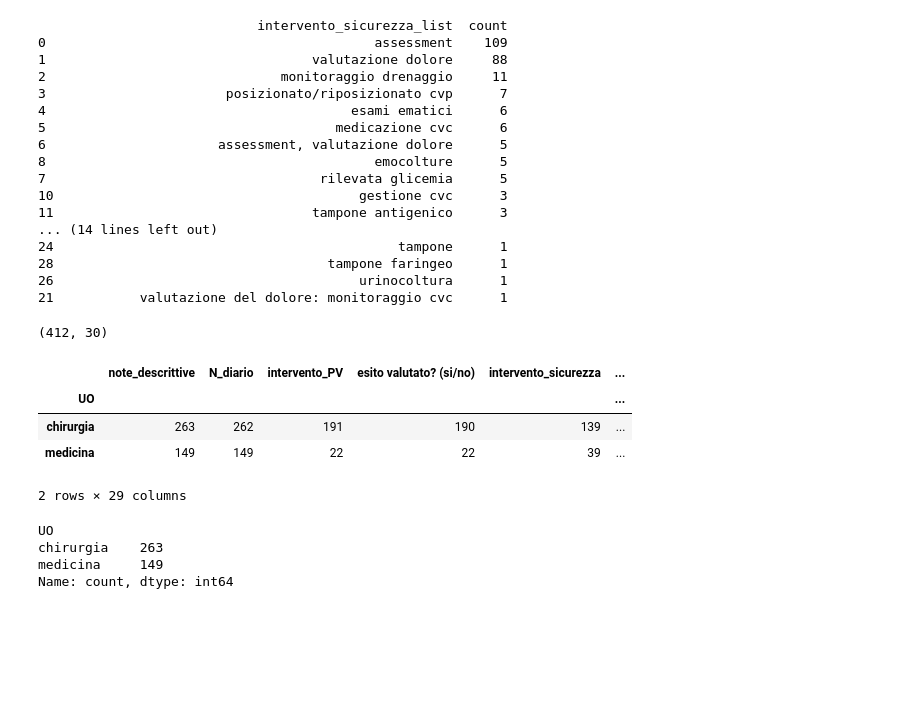
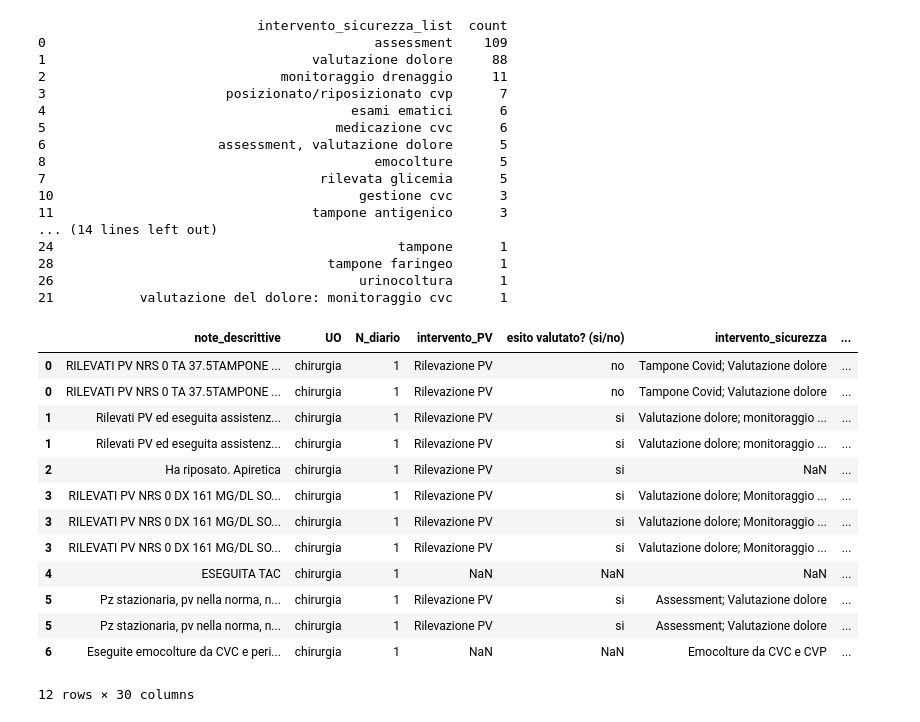
Before and after one commit to istat-methodology/fnopi-classification, a Jupyter notebook: call_to_gpt.ipynb, the cells around one changed output. Drawn from its saved outputs; the diff is of its cells as text; code cells hidden in the pictures; blank space fills up the shorter version.

```diff
--- a/call_to_gpt.ipynb
+++ b/call_to_gpt.ipynb
@@ -439,19 +448,19 @@ print(vc)
 vc.to_csv("intervento_sicurezza_counts_4.csv",
           index=False)
 # %%
-v
+df_exploded.head(12)
+# %% [output]
+|  | note_descrittive | UO | N_diario | intervento_PV | esito valutato? (si/no) | intervento_sicurezza | ... |
+| 0 | RILEVATI PV NRS 0 TA 37.5TAMPONE ... | chirurgia | 1 | Rilevazione PV | no | Tampone Covid; Valutazione dolore | ... |
+| 0 | RILEVATI PV NRS 0 TA 37.5TAMPONE ... | chirurgia | 1 | Rilevazione PV | no | Tampone Covid; Valutazione dolore | ... |
+| 1 | Rilevati PV ed eseguita assistenz... | chirurgia | 1 | Rilevazione PV | si | Valutazione dolore; monitoraggio ... | ... |
+| 1 | Rilevati PV ed eseguita assistenz... | chirurgia | 1 | Rilevazione PV | si | Valutazione dolore; monitoraggio ... | ... |
+| 2 | Ha riposato. Apiretica | chirurgia | 1 | Rilevazione PV | si | NaN | ... |
+| 3 | RILEVATI PV NRS 0 DX 161 MG/DL SO... | chirurgia | 1 | Rilevazione PV | si | Valutazione dolore; Monitoraggio ... | ... |
+| 3 | RILEVATI PV NRS 0 DX 161 MG/DL SO... | chirurgia | 1 | Rilevazione PV | si | Valutazione dolore; Monitoraggio ... | ... |
+| 3 | RILEVATI PV NRS 0 DX 161 MG/DL SO... | chirurgia | 1 | Rilevazione PV | si | Valutazione dolore; Monitoraggio ... | ... |
+| 4 | ESEGUITA TAC | chirurgia | 1 | NaN | NaN | NaN | ... |
+| 5 | Pz stazionaria, pv nella norma, n... | chirurgia | 1 | Rilevazione PV | si | Assessment; Valutazione dolore | ... |
+| 5 | Pz stazionaria, pv nella norma, n... | chirurgia | 1 | Rilevazione PV | si | Assessment; Valutazione dolore | ... |
+| 6 | Eseguite emocolture da CVC e peri... | chirurgia | 1 | NaN | NaN | Emocolture da CVC e CVP | ... |
+12 rows × 30 columns
-# %%
-print(df.shape)
-display(df.groupby("UO").count())
-df["UO"].value_counts()
-# %% [output]
-(412, 30)
-|  | note_descrittive | N_diario | intervento_PV | esito valutato? (si/no) | intervento_sicurezza | ... |
-| UO |  |  |  |  |  | ... |
-| chirurgia | 263 | 262 | 191 | 190 | 139 | ... |
-| medicina | 149 | 149 | 22 | 22 | 39 | ... |
-2 rows × 29 columns
-UO
-chirurgia    263
-medicina     149
-Name: count, dtype: int64
```
Also changed, not shown: parts of 9 cells of this notebook, 6 other files.
